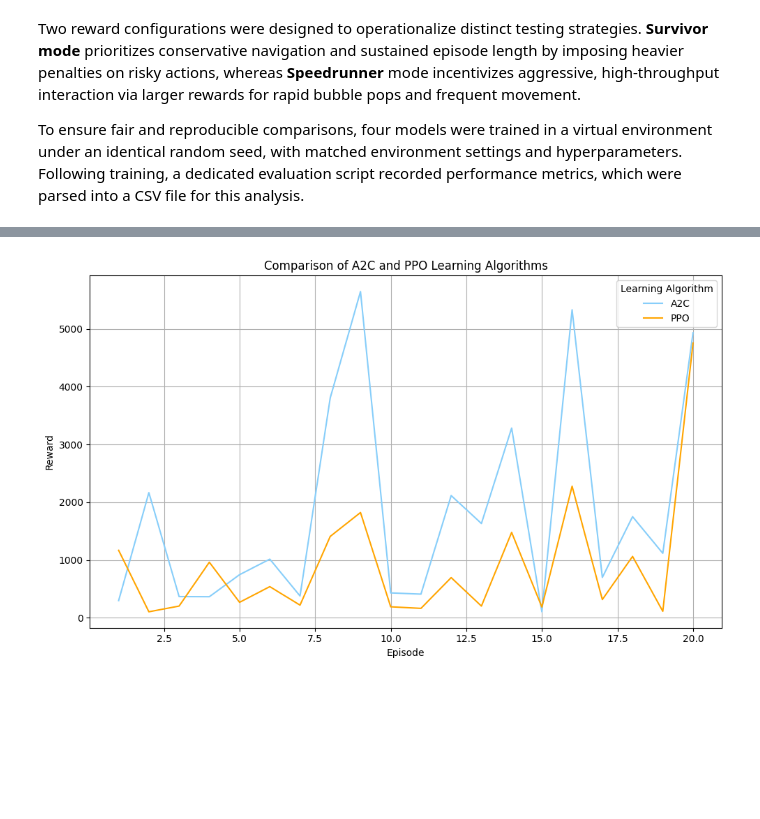
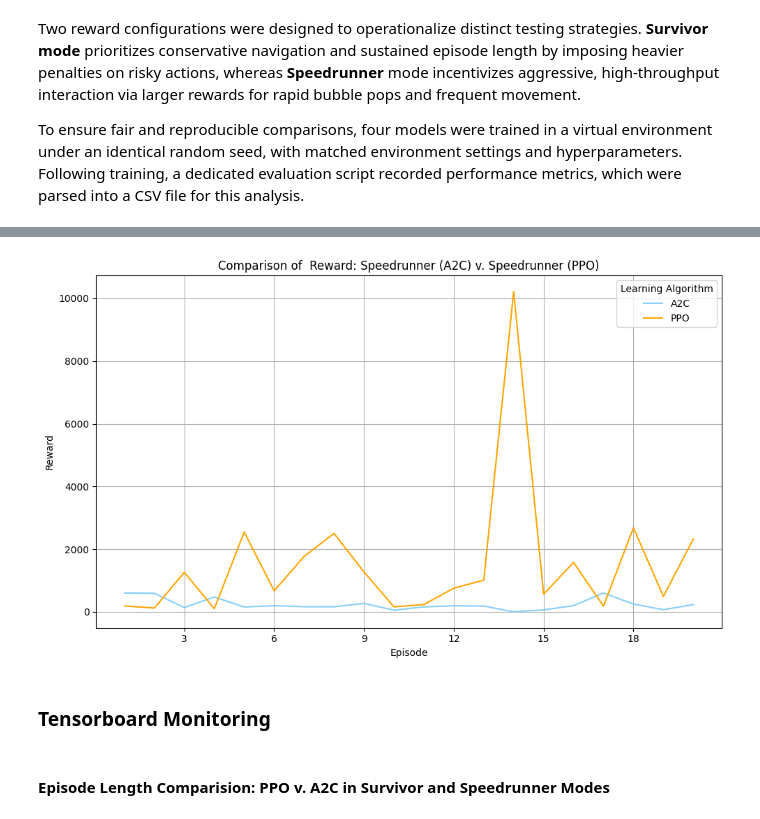
Before and after one commit to pbaguisa/DRL_Automated_Testing, a Jupyter notebook: notebooks/game_analysis.ipynb, the cells around one changed output, grey strips where cells are left out. Drawn from its saved outputs; the diff is of its cells as text; code cells hidden in the pictures; blank space fills up the shorter version.

Commit message:
Retrained on Seed 7, Analysis 3/4

```diff
--- a/notebooks/game_analysis.ipynb
+++ b/notebooks/game_analysis.ipynb
@@ -15,7 +15,7 @@ import matplotlib.pyplot as plt
 import seaborn as sns
 from matplotlib.ticker import MaxNLocator
 # %%
-ppo_survivor_df = pd.read_csv('logs/ppo_survivor.csv')
-ppo_speedrunner_df = pd.read_csv('logs/ppo_speedrunner.csv')
-a2c_survivor_df = pd.read_csv('logs/a2c_survivor.csv')
-a2c_speedrunner_df = pd.read_csv('logs/a2c_speedrunner.csv')
+ppo_survivor_df = pd.read_csv('logs/ppo_survivor_seed7.csv')
+ppo_speedrunner_df = pd.read_csv('logs/ppo_speedrunner_seed7.csv')
+a2c_survivor_df = pd.read_csv('logs/a2c_survivor_seed7.csv')
+a2c_speedrunner_df = pd.read_csv('logs/a2c_speedrunner_seed7.csv')
@@ -44,17 +23,0 @@ a2c_speedrunner_df = pd.read_csv('logs/a2c_speedrunner.csv')
-# %%
-ppo_survivor_df['Mode'] = 'Survivor Mode'
-ppo_speedrunner_df['Mode'] = 'Speedrunner Mode'
-
-combined_data = pd.concat([ppo_survivor_df[['episode', 'frames_alive', 'Mode']],
-                           ppo_speedrunner_df[['episode', 'frames_alive', 'Mode']]])
-
-plt.figure(figsize=(10, 6))
-sns.barplot(x='episode', y='frames_alive', hue='Mode', data=combined_data,
-            palette={'Survivor Mode' : 'lightskyblue', 'Speedrunner Mode': 'orange'})
-
-plt.title('Time Alive Comparison: PPO Survivor Mode v. Speedrunner Mode (Bar Plot)')
-plt.xlabel('Episode')
-plt.ylabel('Frames Alive')
-
-plt.tight_layout()
-plt.show()
@@ -95,22 +60,29 @@ plt.show()
 # %%
 a2c_episode = a2c_speedrunner_df['episode']
 a2c_reward = a2c_speedrunner_df['reward']
 
 ppo_episode = ppo_speedrunner_df['episode']
 ppo_reward = ppo_speedrunner_df['reward']
 
 plt.figure(figsize=(10, 6))
+
+plt.gca().xaxis.set_major_locator(MaxNLocator(integer=True))
+
 plt.plot(a2c_episode, a2c_reward, label='A2C', color='lightskyblue')
 plt.plot(ppo_episode, ppo_reward, label='PPO', color='orange')
 
 plt.xlabel('Episode')
 plt.ylabel('Reward')
-plt.title('Comparison of A2C and PPO Learning Algorithms')
+plt.title('Comparison of  Reward: Speedrunner (A2C) v. Speedrunner (PPO)')
 
 plt.legend(title='Learning Algorithm')
 
 plt.grid(True)
 plt.tight_layout()
 plt.show()
 # %% [output]
-[figure, old version]
+[figure, new version]
+# %% [markdown]
+### **Tensorboard Monitoring**
+# %% [markdown]
+#### **Episode Length Comparision: PPO v. A2C in Survivor and Speedrunner Modes**
```
Also changed, not shown: parts of 14 cells of this notebook, 20 other files.
